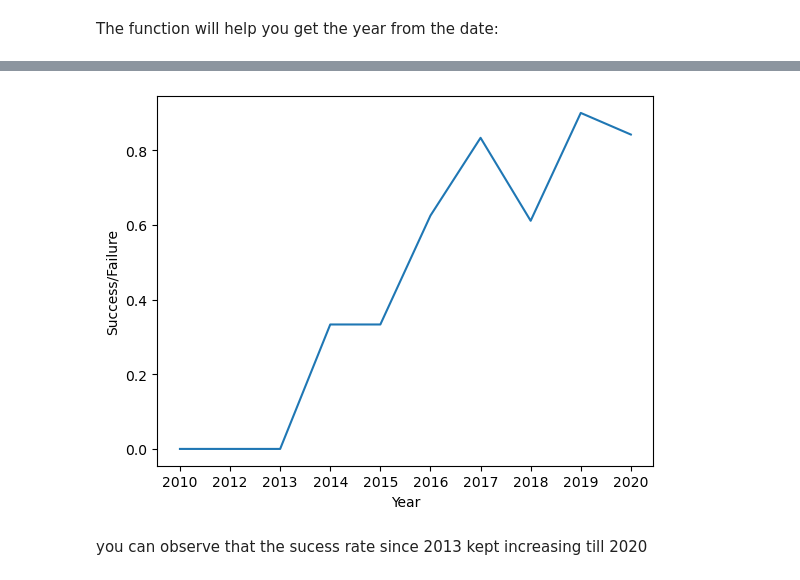
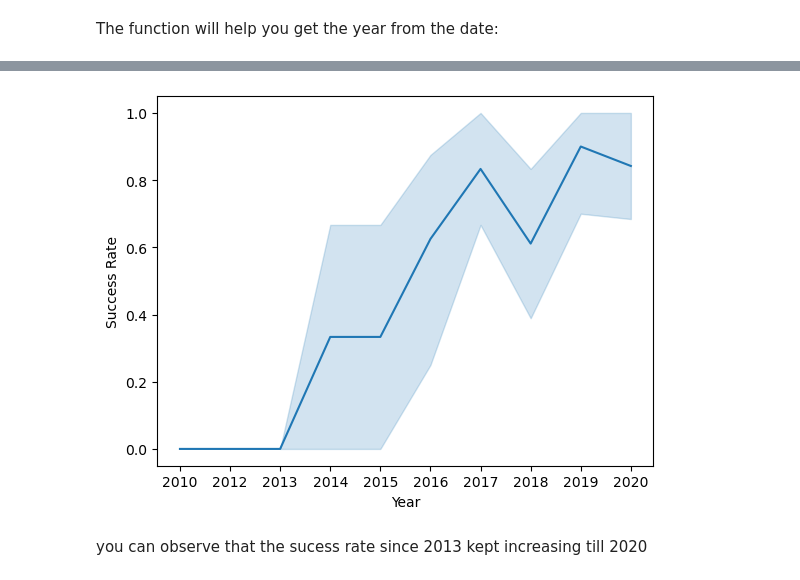
Before and after one commit to vijeshkumarvijayan-12/IBMWatsonStudio, a Jupyter notebook: jupyterlabsedadataviz.ipynb, the cells around one changed output, grey strips where cells are left out. Drawn from its saved outputs; the diff is of its cells as text; code cells hidden in the pictures.

```diff
--- a/jupyterlabsedadataviz.ipynb
+++ b/jupyterlabsedadataviz.ipynb
@@ -163,12 +169,11 @@ The function will help you get the year from the date:
 # %%
 # A function to Extract years from the date
 year=[]
-def Extract_year(date):
+def Extract_year():
     for i in df["Date"]:
         year.append(i.split("-")[0])
     return year
 
-Extract_year(1)
-df["Year"]=year
-average_by_year = df.groupby(by="Year").mean()
-average_by_year.reset_index(inplace=True)
+Extract_year()
+df['Date'] = year
+df.head()
@@ -175,11 +187,11 @@ average_by_year.reset_index(inplace=True)
 # %%
 # Plot a line chart with x axis to be the extracted year and y axis to be the success rate
-plt.plot(average_by_year["Year"],average_by_year["Class"])
+sns.lineplot(data=df, x="Date", y="Class")
 plt.xlabel("Year")
-plt.ylabel("Success/Failure")
+plt.ylabel("Success Rate")
 plt.show()
 # %% [output]
-[figure, old version]
+[figure, new version]
 # %% [markdown]
 you can observe that the sucess rate since 2013 kept increasing till 2020
 # %% [markdown]
```
Also changed, not shown: parts of 4 cells of this notebook.
